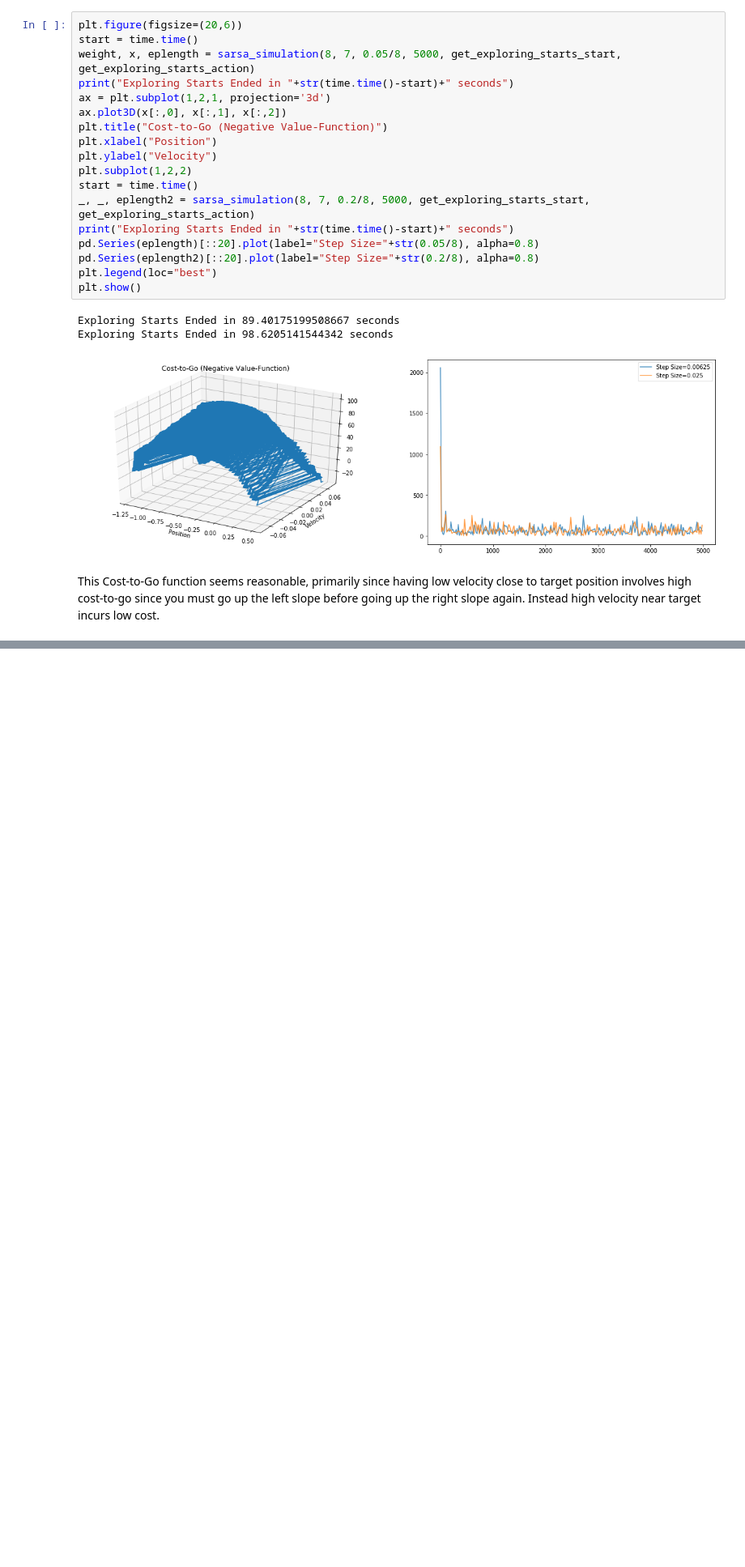
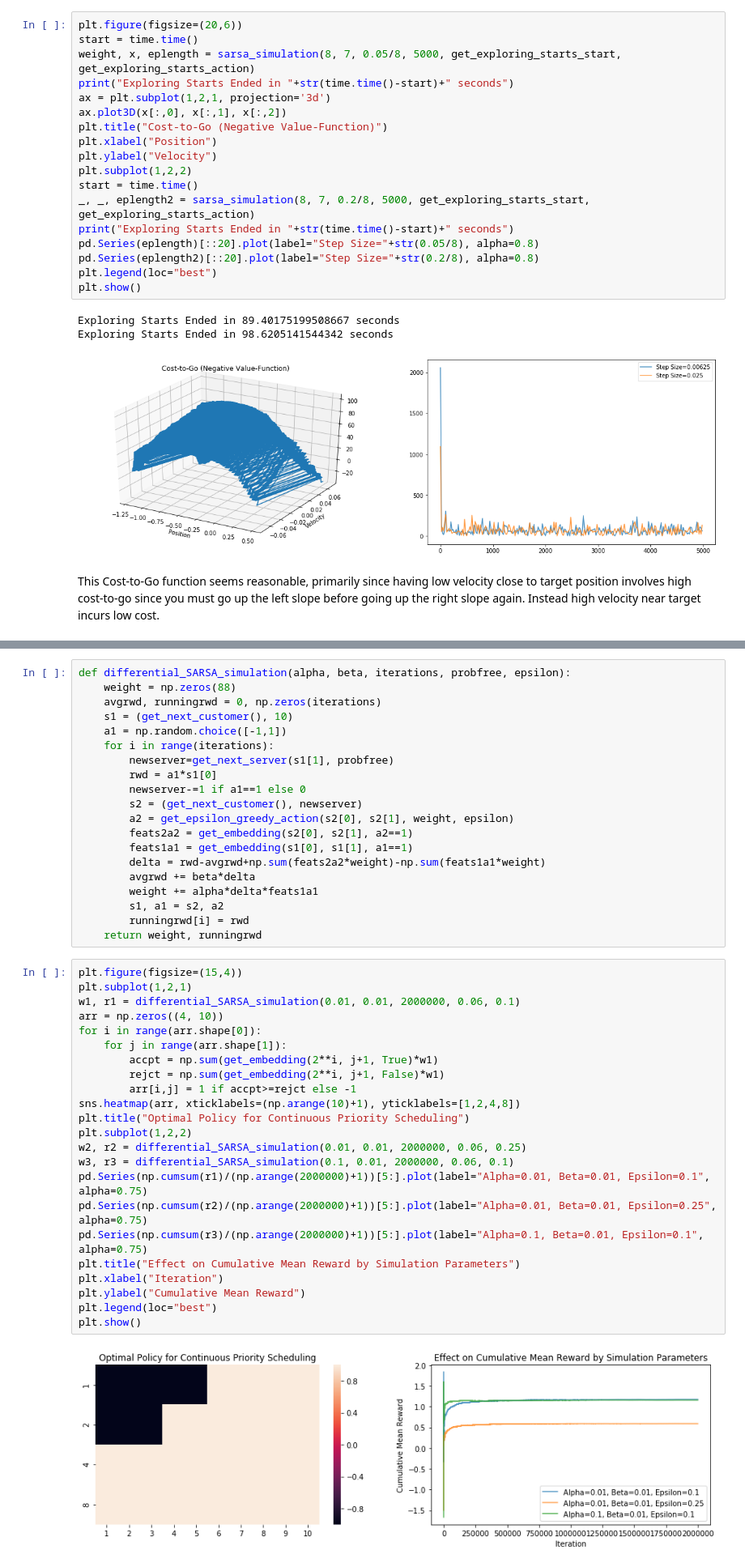
Before and after one commit to navyamehta/optimization-algorithms, a Jupyter notebook: reinforcement-learning-MDP/PART 4 - Function Approximation.ipynb, the cells around one changed output, grey strips where cells are left out. Shown: that part at 81% size. Drawn from its saved outputs; the diff is of its cells as text; blank space fills up the shorter version.

Commit message:
Average Reward Simulation with Differential Bellmans

```diff
--- a/reinforcement-learning-MDP/PART 4 - Function Approximation.ipynb
+++ b/reinforcement-learning-MDP/PART 4 - Function Approximation.ipynb
@@ -322,0 +351,45 @@ This Cost-to-Go function seems reasonable, primarily since having low velocity c
+# %%
+def differential_SARSA_simulation(alpha, beta, iterations, probfree, epsilon):
+    weight = np.zeros(88)
+    avgrwd, runningrwd = 0, np.zeros(iterations)
+    s1 = (get_next_customer(), 10)
+    a1 = np.random.choice([-1,1])
+    for i in range(iterations):
+        newserver=get_next_server(s1[1], probfree)
+        rwd = a1*s1[0]
+        newserver-=1 if a1==1 else 0
+        s2 = (get_next_customer(), newserver)
+        a2 = get_epsilon_greedy_action(s2[0], s2[1], weight, epsilon)
+        feats2a2 = get_embedding(s2[0], s2[1], a2==1)
+        feats1a1 = get_embedding(s1[0], s1[1], a1==1)
+        delta = rwd-avgrwd+np.sum(feats2a2*weight)-np.sum(feats1a1*weight)
+        avgrwd += beta*delta
+        weight += alpha*delta*feats1a1
+        s1, a1 = s2, a2
+        runningrwd[i] = rwd
+    return weight, runningrwd
+# %%
+plt.figure(figsize=(15,4))
+plt.subplot(1,2,1)
+w1, r1 = differential_SARSA_simulation(0.01, 0.01, 2000000, 0.06, 0.1)
+arr = np.zeros((4, 10))
+for i in range(arr.shape[0]):
+    for j in range(arr.shape[1]):
+        accpt = np.sum(get_embedding(2**i, j+1, True)*w1)
+        rejct = np.sum(get_embedding(2**i, j+1, False)*w1)
+        arr[i,j] = 1 if accpt>=rejct else -1
+sns.heatmap(arr, xticklabels=(np.arange(10)+1), yticklabels=[1,2,4,8])
+plt.title("Optimal Policy for Continuous Priority Scheduling")
+plt.subplot(1,2,2)
+w2, r2 = differential_SARSA_simulation(0.01, 0.01, 2000000, 0.06, 0.25)
+w3, r3 = differential_SARSA_simulation(0.1, 0.01, 2000000, 0.06, 0.1)
+pd.Series(np.cumsum(r1)/(np.arange(2000000)+1))[5:].plot(label="Alpha=0.01, Beta=0.01, Epsilon=0.1", alpha=0.75)
+pd.Series(np.cumsum(r2)/(np.arange(2000000)+1))[5:].plot(label="Alpha=0.01, Beta=0.01, Epsilon=0.25", alpha=0.75)
+pd.Series(np.cumsum(r3)/(np.arange(2000000)+1))[5:].plot(label="Alpha=0.1, Beta=0.01, Epsilon=0.1", alpha=0.75)
+plt.title("Effect on Cumulative Mean Reward by Simulation Parameters")
+plt.xlabel("Iteration")
+plt.ylabel("Cumulative Mean Reward")
+plt.legend(loc="best")
+plt.show()
+# %% [output]
+[figure, added]
```
Also changed, not shown: parts of 3 cells of this notebook.
